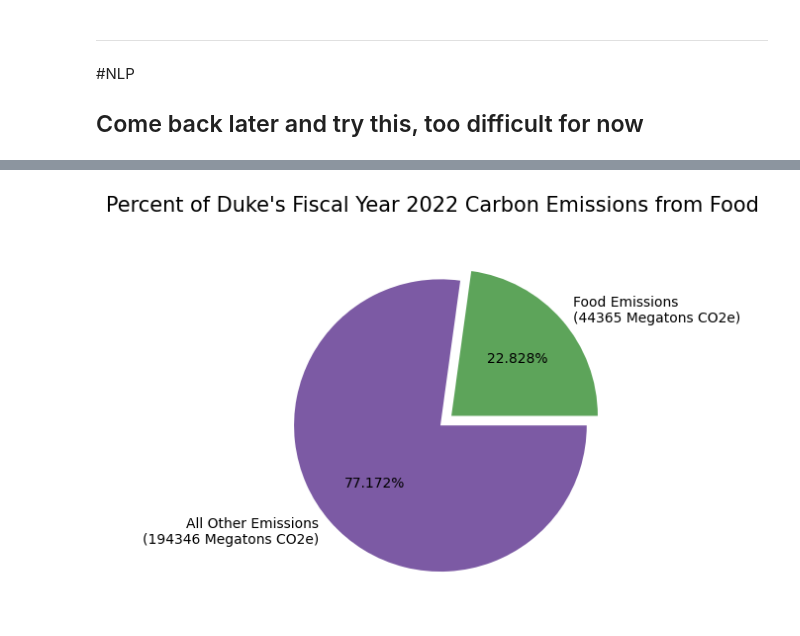
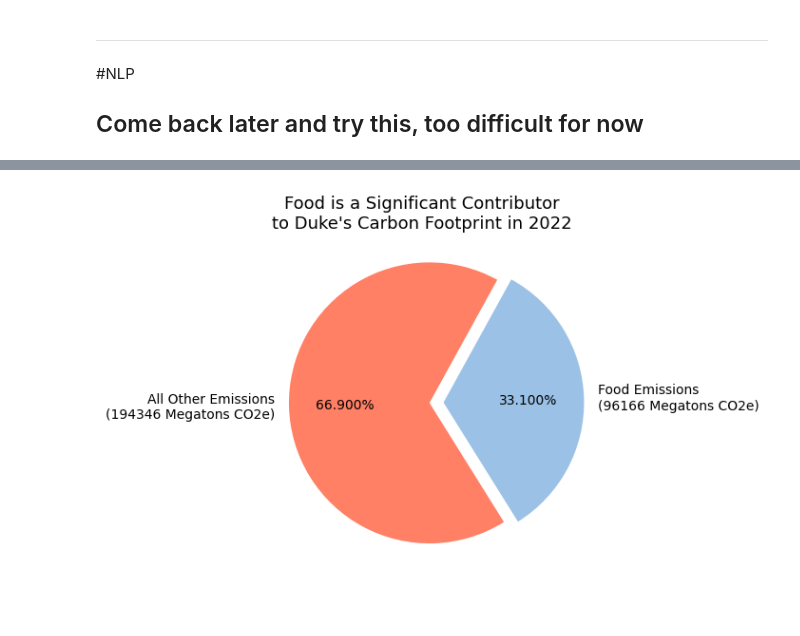
Before and after one commit to ethansong206/Climate-Plus-Project, a Jupyter notebook: DataCleaning.ipynb, the cells around one changed output, grey strips where cells are left out. Cells and saved outputs as stored; diff of their text form; code cells hidden in the pictures.

```diff
--- a/DataCleaning.ipynb
+++ b/DataCleaning.ipynb
@@ -804,19 +767,20 @@ plt.show()
 # %%
 #@title Visualize pie
-data = [22.828, 77.172]
+data = [33.10, 66.90]
 explode = [0.1, 0]
-keys = ['Food Emissions\n(44365 Megatons CO2e)', \
+keys = ['Food Emissions\n(96166 Megatons CO2e)', \
         'All Other Emissions\n(194346 Megatons CO2e)']
 
-colors = ['#5da45a', '#7c5aa4']
+colors = ["#9BC2E6", "#FF8065"]
 
 plt.pie(data, labels=keys, colors=colors, autopct='%.3f%%', \
-        explode = explode)
-plt.suptitle('Percent of Duke\'s Fiscal Year 2022 Carbon Emissions from Food', fontsize = 15)
+        explode = explode, startangle = -58)
+plt.suptitle('Food is a Significant Contributor\nto Duke\'s Carbon Footprint in 2022',
+             y = .95, fontsize = 13)
 
 plt.show()
 # %% [output]
-[figure, old version]
+[figure, new version]
 # %%
 #@title Analyze Annual Emissions
 
```
Also changed, not shown: parts of 13 cells of this notebook.
